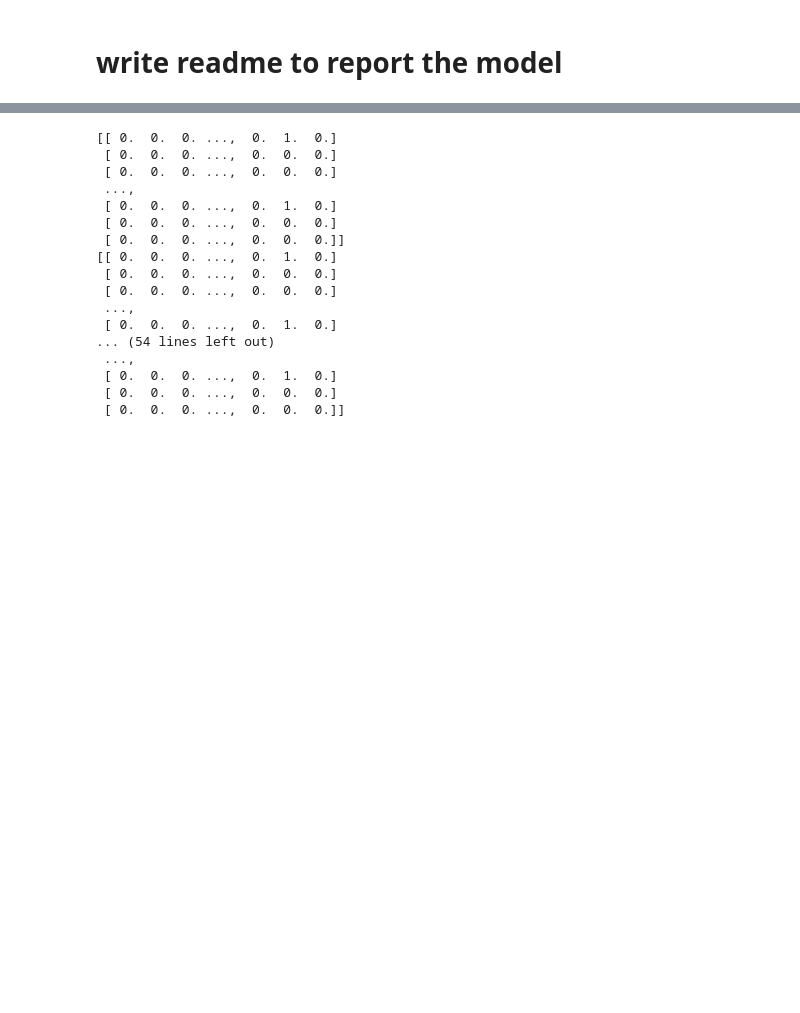
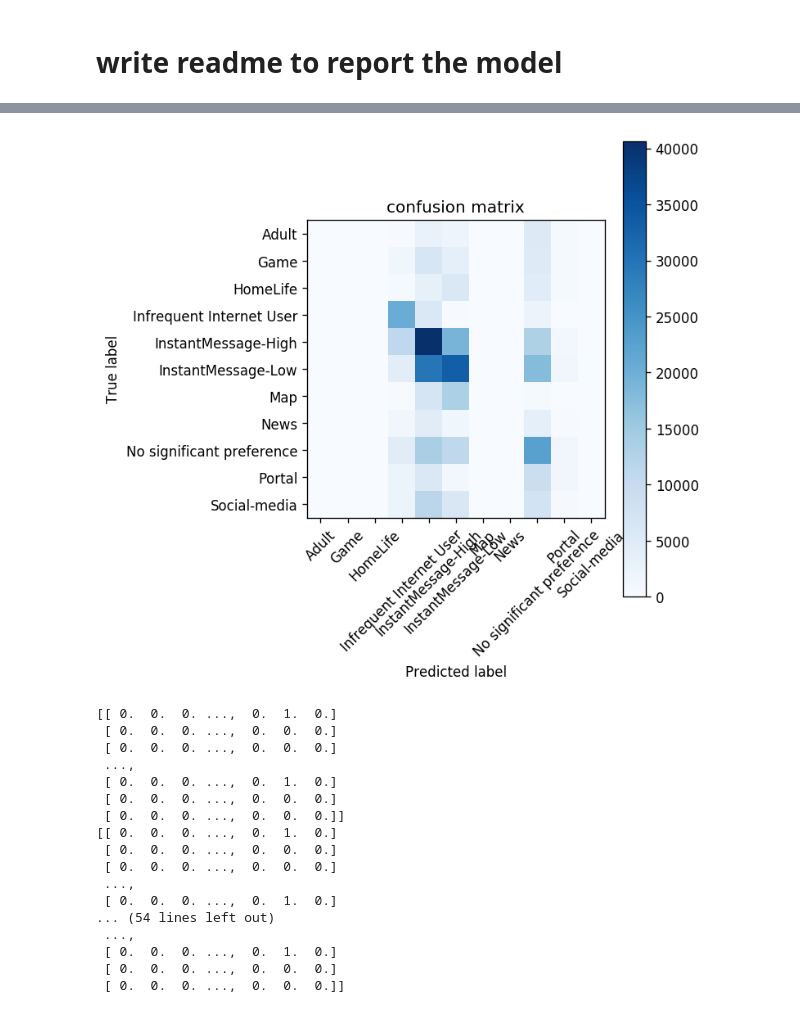
Before and after one commit to xiaosean/Keras_model, a Jupyter notebook: multi-classification.ipynb, the cells around one changed output, grey strips where cells are left out. Cells and saved outputs as stored; diff of their text form; code cells hidden in the pictures; blank space fills up the shorter version.

```diff
--- a/multi-classification.ipynb
+++ b/multi-classification.ipynb
@@ -16,7 +14,8 @@ Using TensorFlow backend.
 # preprocess load data
 # %%
 start_time = time.time()
-path = 'C:/Users/VIPLAB/Desktop/preprocess_py/marketing_analyze/0710_marketing_train.feather'
+# path = 'C:/Users/VIPLAB/Desktop/preprocess_py/marketing_analyze/0710_marketing_train.feather'
+path = 'C:/Users/VIPLAB/Desktop/preprocess_py/marketing_analyze/0710_marketing_train_sample.feather'
 train_df = feather.read_dataframe(path)
 print('load feather %s seconds', format(time.time() - start_time))
 # %% [output]
@@ -24,6 +23,8 @@ load feather %s seconds 1.5119571685791016
 # %%
 start_time = time.time()
-path = 'C:/Users/VIPLAB/Desktop/preprocess_py/marketing_analyze/0710_marketing_test.feather'
+# path = 'C:/Users/VIPLAB/Desktop/preprocess_py/marketing_analyze/0710_marketing_test.feather'
+path = 'C:/Users/VIPLAB/Desktop/preprocess_py/marketing_analyze/0710_marketing_test_sample.feather'
+
 test_df = feather.read_dataframe(path)
 print('load feather %s seconds', format(time.time() - start_time))
 # %% [output]
@@ -207,7 +257,7 @@ def plot_confusion_matrix(cm, classes,
     plt.ylabel('True label')
     plt.xlabel('Predicted label')
 # %%
-pred = model.predict(X_test)
+pred = model.predict(test_x)
 # %%
-cnf_matrix = confusion_matrix(np.argmax(y_test, axis = 1), np.argmax(pred, axis = 1))
+cnf_matrix = confusion_matrix(np.argmax(test_y, axis = 1), np.argmax(pred, axis = 1))
 cnf_matrix
@@ -214,8 +282,10 @@ cnf_matrix
 # %%
 np.set_printoptions(precision=2)
 plt.figure(figsize=(6, 6), dpi = 120)
-plot_confusion_matrix(cnf_matrix, classes=class_names, normalize=True, title='confusion matrix')
+plot_confusion_matrix(cnf_matrix, classes=encoder.classes_, normalize=True, title='confusion matrix')
 plt.show()
+# %% [output]
+[figure, added]
 # %%
 # for i in range(10):
 #     probabilities = model.predict(test_x[i:i+1,:], batch_size=32, verbose=0)
```
Also changed, not shown: parts of 14 cells of this notebook, 16 other files.
